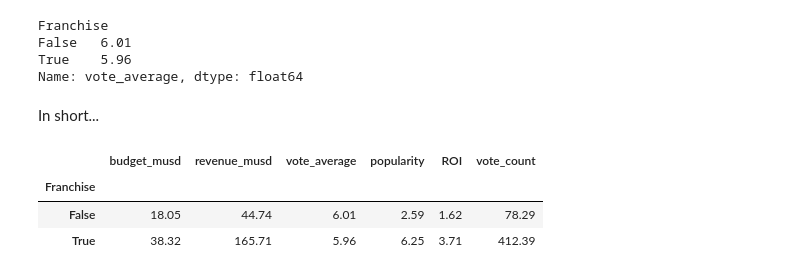
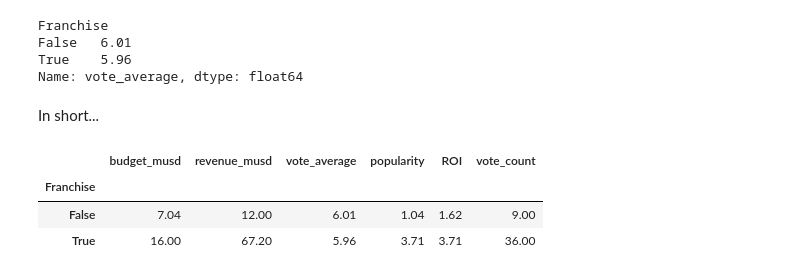
Before and after one commit to RochaErik/DS-MoviesProject, a Jupyter notebook: DS-MoviesProject.ipynb, the cells around one changed output. Cells and saved outputs as stored; diff of their text form; code cells hidden in the pictures.

Commit message:
Seaborn added and changes in the analysis of Franchises vs stand-alone movies. (Changed from mean to median because of outliers)

```diff
--- a/DS-MoviesProject.ipynb
+++ b/DS-MoviesProject.ipynb
@@ -691,9 +740,9 @@ Name: vote_average, dtype: float64
 # %% [markdown]
 In short...
 # %%
-df.groupby('Franchise').agg({'budget_musd': 'mean', 'revenue_musd': 'mean', 'vote_average': 'mean', 'popularity': 'mean', 'ROI': 'median', 'vote_count': 'mean'})
+df.groupby('Franchise').agg({'budget_musd': 'median', 'revenue_musd': 'median', 'vote_average': 'mean', 'popularity': 'median', 'ROI': 'median', 'vote_count': 'median'})
 # %% [output]
 |  | budget_musd | revenue_musd | vote_average | popularity | ROI | vote_count |
 | Franchise |  |  |  |  |  |  |
-| False | 18.05 | 44.74 | 6.01 | 2.59 | 1.62 | 78.29 |
-| True | 38.32 | 165.71 | 5.96 | 6.25 | 3.71 | 412.39 |
+| False | 7.04 | 12.00 | 6.01 | 1.04 | 1.62 | 9.00 |
+| True | 16.00 | 67.20 | 5.96 | 3.71 | 3.71 | 36.00 |
```
Also changed, not shown: parts of 17 cells of this notebook.
